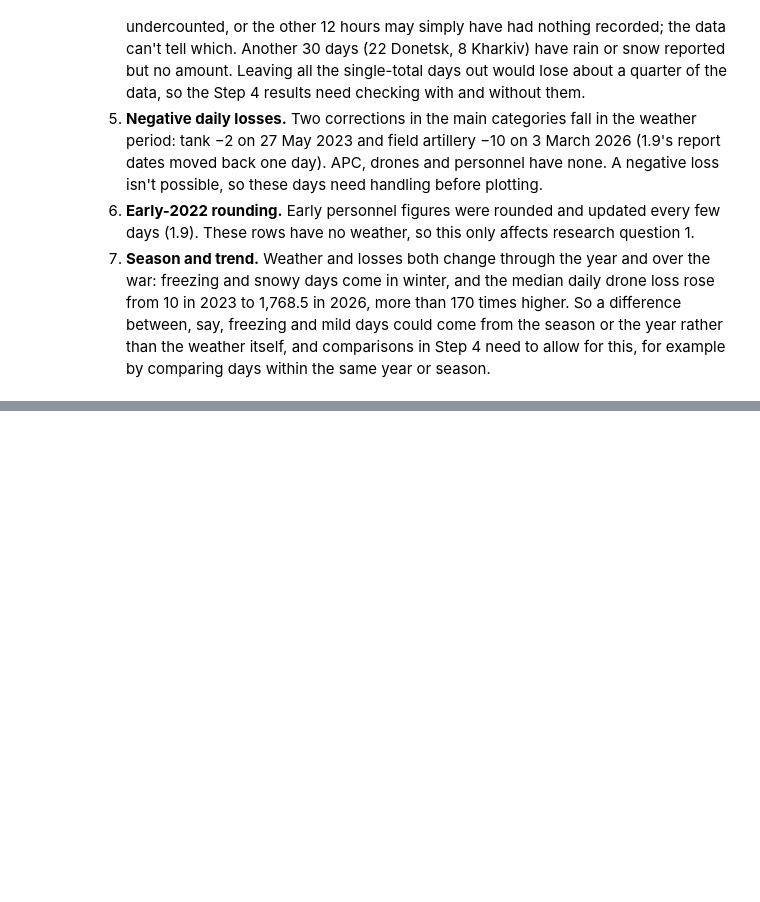
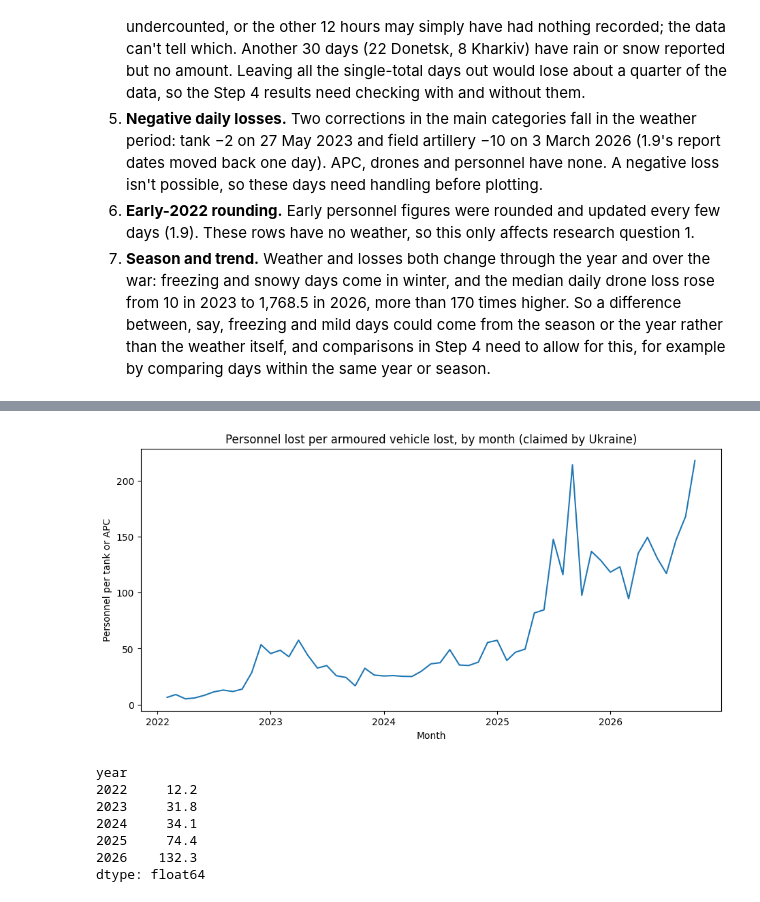
Before and after one commit to ABROCK1516/Ukraine-Losses-Weather, a Jupyter notebook: Ukraine_Losses_Weather.ipynb, the cells around one changed output, grey strips where cells are left out. Cells and saved outputs as stored; diff of their text form; code cells hidden in the pictures; blank space fills up the shorter version.

```diff
--- a/Ukraine_Losses_Weather.ipynb
+++ b/Ukraine_Losses_Weather.ipynb
@@ -2262,0 +2475,21 @@ Name: daily drone, dtype: float64
+# %%
+monthly["personnel_per_armour"] = monthly["daily personnel"] / (monthly["daily tank"] + monthly["daily APC"])  # personnel per armoured vehicle
+
+plt.figure(figsize=(11, 5))
+sns.lineplot(data=monthly, x="month", y="personnel_per_armour")
+plt.title("Personnel lost per armoured vehicle lost, by month (claimed by Ukraine)")
+plt.xlabel("Month")
+plt.ylabel("Personnel per tank or APC")
+plt.show()
+
+yearly_ratio = merged.groupby("year")[["daily personnel", "daily tank", "daily APC"]].sum()  # yearly totals
+print((yearly_ratio["daily personnel"] / (yearly_ratio["daily tank"] + yearly_ratio["daily APC"])).round(1))  # ratio per year, for quoting
+# %% [output]
+[figure, added]
+year
+2022     12.2
+2023     31.8
+2024     34.1
+2025     74.4
+2026    132.3
+dtype: float64
```
Also changed, not shown: parts of 17 cells of this notebook.
